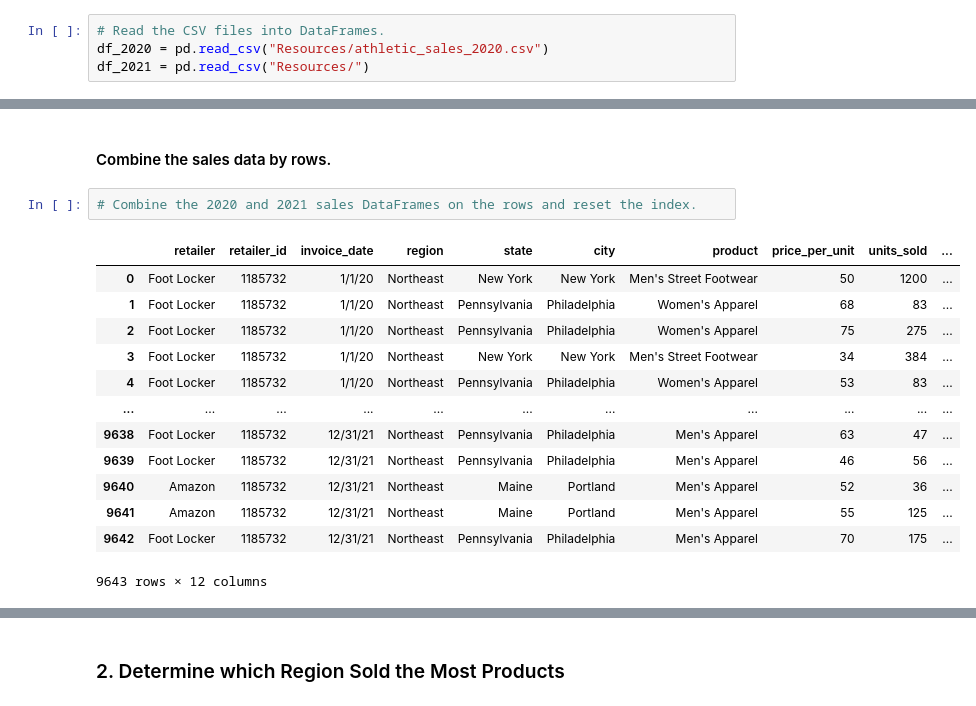
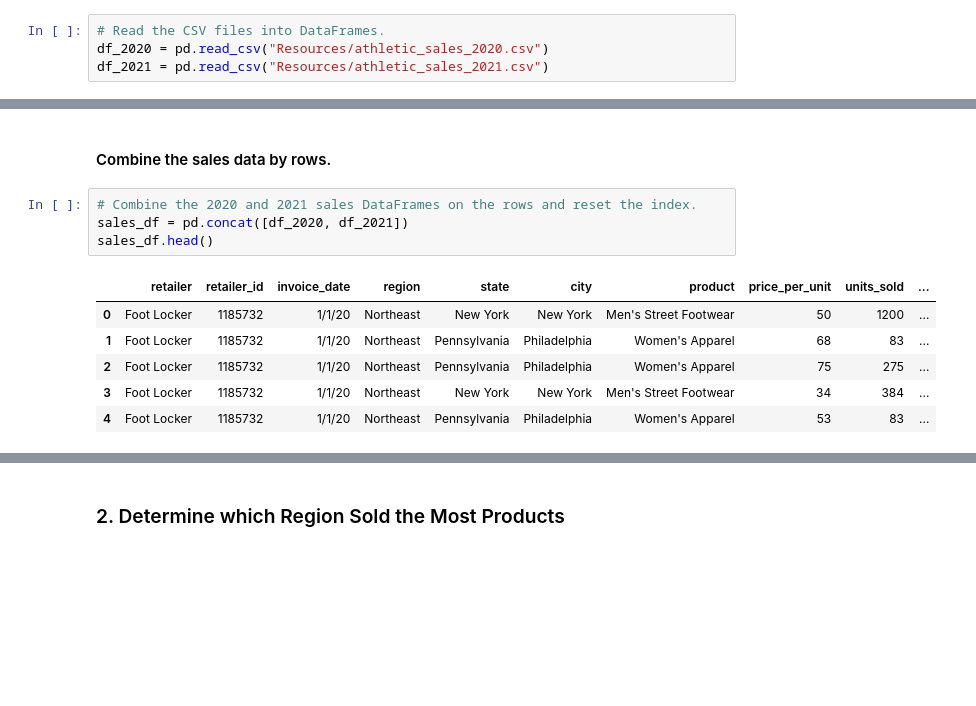
Before and after one commit to tmmitch25/CryptoClustering, a Jupyter notebook: Desktop/AI Homework/Module5_Code/athletic_sales_analysis.ipynb, the cells around one changed output, grey strips where cells are left out. Cells and saved outputs as stored; diff of their text form; blank space fills up the shorter version.

Commit message:
Completed data analysis and cleaned up code for athletic_sales_analysis

```diff
--- a/Desktop/AI Homework/Module5_Code/athletic_sales_analysis.ipynb
+++ b/Desktop/AI Homework/Module5_Code/athletic_sales_analysis.ipynb
@@ -7,6 +7,6 @@ import pandas as pd
 # %%
 # Read the CSV files into DataFrames.
 df_2020 = pd.read_csv("Resources/athletic_sales_2020.csv")
-df_2021 = pd.read_csv("Resources/")
+df_2021 = pd.read_csv("Resources/athletic_sales_2021.csv")
 # %%
 # Display the 2020 sales DataFrame
@@ -90,19 +94,14 @@ memory usage: 782.6+ KB
 #### Combine the sales data by rows.
 # %%
 # Combine the 2020 and 2021 sales DataFrames on the rows and reset the index.
+sales_df = pd.concat([df_2020, df_2021])
+sales_df.head()
 # %% [output]
 |  | retailer | retailer_id | invoice_date | region | state | city | product | price_per_unit | units_sold | ... |
 | 0 | Foot Locker | 1185732 | 1/1/20 | Northeast | New York | New York | Men's Street Footwear | 50 | 1200 | ... |
 | 1 | Foot Locker | 1185732 | 1/1/20 | Northeast | Pennsylvania | Philadelphia | Women's Apparel | 68 | 83 | ... |
 | 2 | Foot Locker | 1185732 | 1/1/20 | Northeast | Pennsylvania | Philadelphia | Women's Apparel | 75 | 275 | ... |
 | 3 | Foot Locker | 1185732 | 1/1/20 | Northeast | New York | New York | Men's Street Footwear | 34 | 384 | ... |
 | 4 | Foot Locker | 1185732 | 1/1/20 | Northeast | Pennsylvania | Philadelphia | Women's Apparel | 53 | 83 | ... |
-| ... | ... | ... | ... | ... | ... | ... | ... | ... | ... | ... |
-| 9638 | Foot Locker | 1185732 | 12/31/21 | Northeast | Pennsylvania | Philadelphia | Men's Apparel | 63 | 47 | ... |
-| 9639 | Foot Locker | 1185732 | 12/31/21 | Northeast | Pennsylvania | Philadelphia | Men's Apparel | 46 | 56 | ... |
-| 9640 | Amazon | 1185732 | 12/31/21 | Northeast | Maine | Portland | Men's Apparel | 52 | 36 | ... |
-| 9641 | Amazon | 1185732 | 12/31/21 | Northeast | Maine | Portland | Men's Apparel | 55 | 125 | ... |
-| 9642 | Foot Locker | 1185732 | 12/31/21 | Northeast | Pennsylvania | Philadelphia | Men's Apparel | 70 | 175 | ... |
-9643 rows × 12 columns
 # %%
 # Check if any values are null.
```
Also changed, not shown: parts of 20 cells of this notebook.
